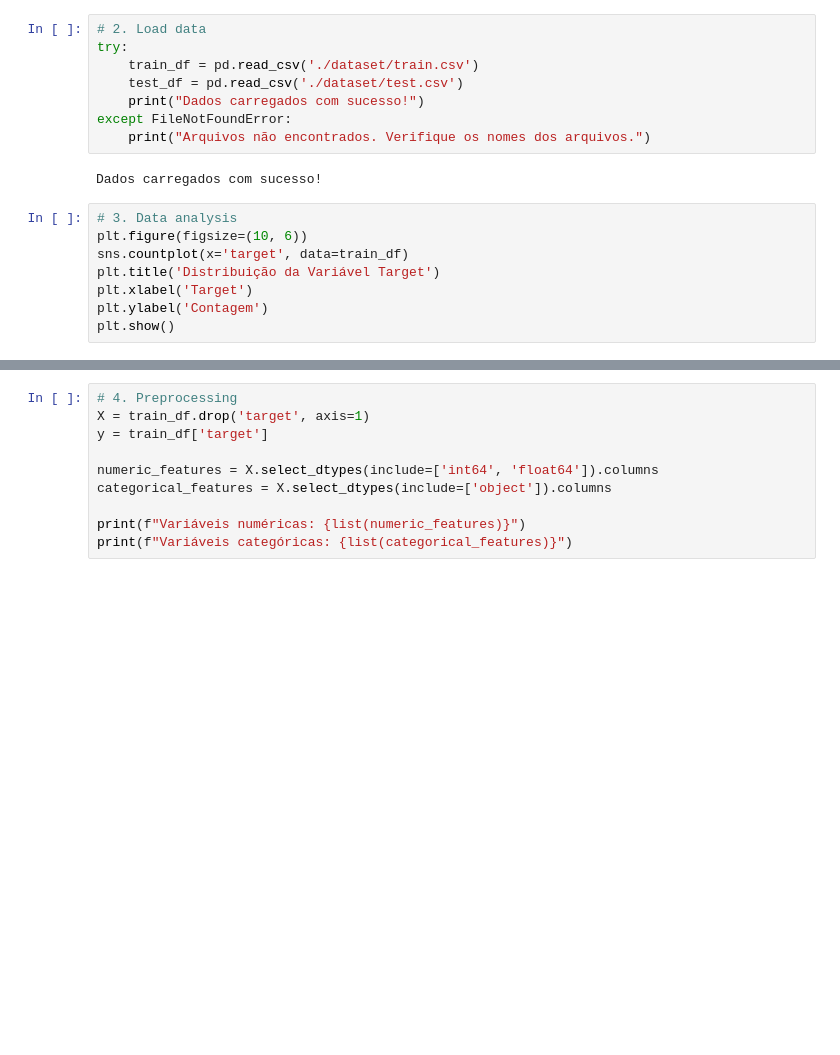
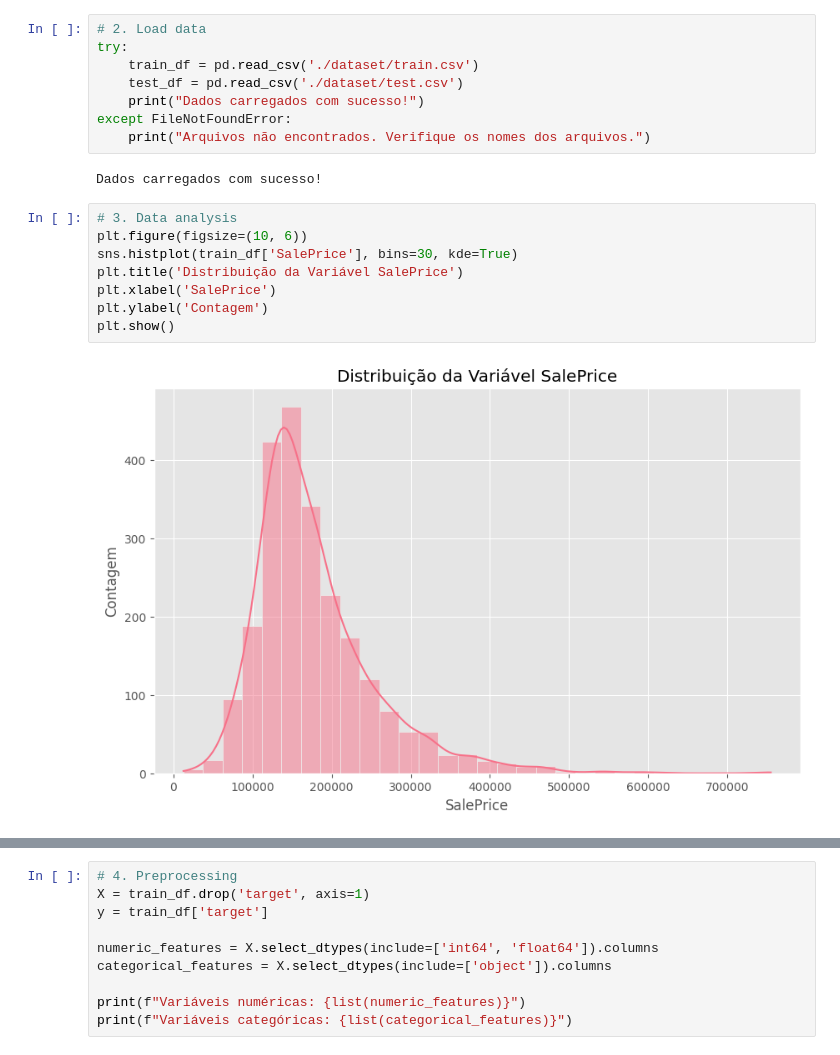
Before and after one commit to mateusgomes6/cloud2go-solution, a Jupyter notebook: main.ipynb, the cells around one changed output, grey strips where cells are left out. Drawn from its saved outputs; the diff is of its cells as text; blank space fills up the shorter version.

```diff
--- a/main.ipynb
+++ b/main.ipynb
@@ -39,11 +39,13 @@ Dados carregados com sucesso!
 # %%
 # 3. Data analysis
 plt.figure(figsize=(10, 6))
-sns.countplot(x='target', data=train_df)
-plt.title('Distribuição da Variável Target')
-plt.xlabel('Target')
+sns.histplot(train_df['SalePrice'], bins=30, kde=True)
+plt.title('Distribuição da Variável SalePrice')
+plt.xlabel('SalePrice')
 plt.ylabel('Contagem')
 plt.show()
+# %% [output]
+[figure, added]
 # %%
 numeric_cols = train_df.select_dtypes(include=[np.number]).columns
 correlation_matrix = train_df[numeric_cols].corr()
```
Also changed, not shown: parts of 3 cells of this notebook.
